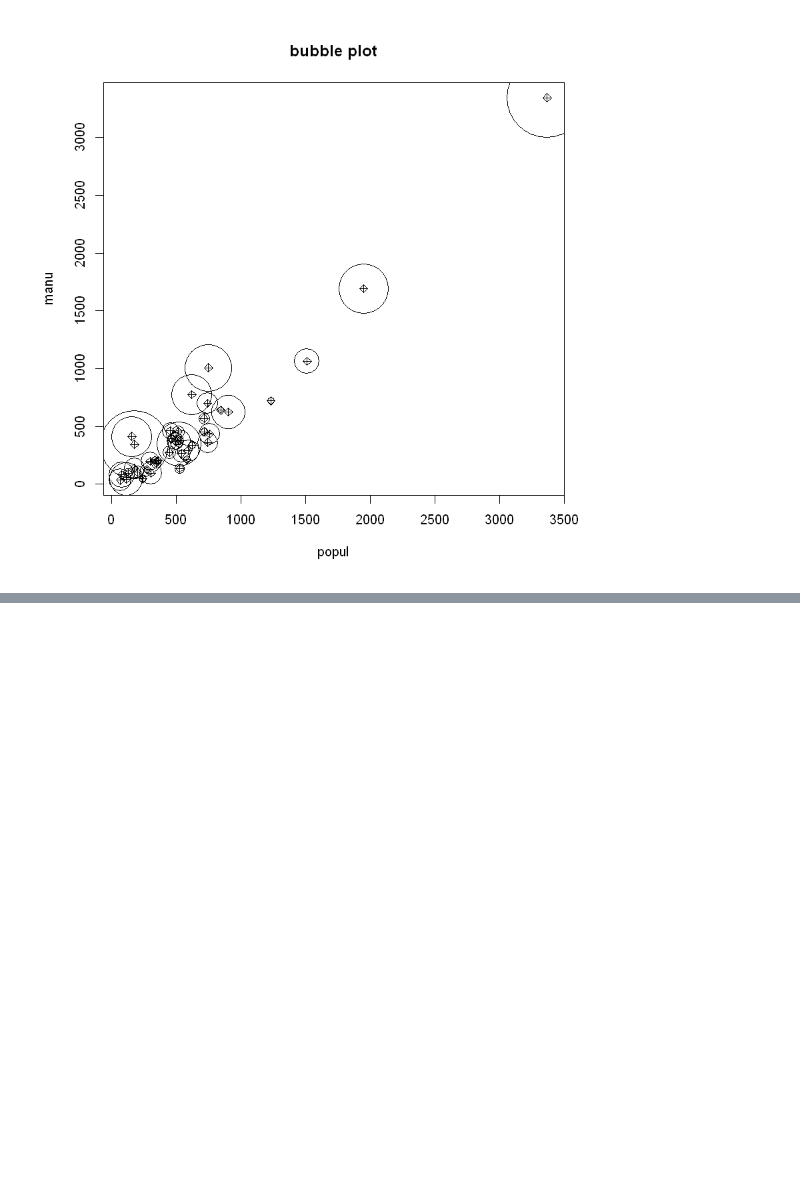
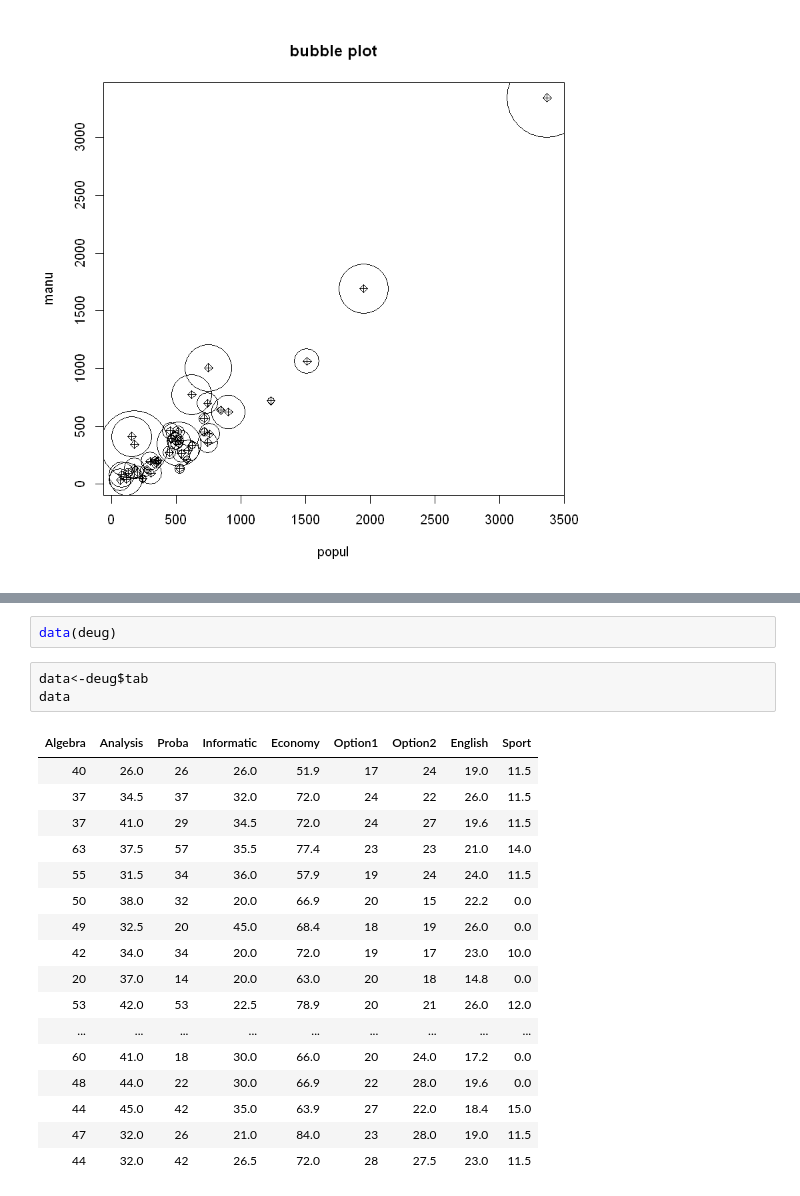
Before and after one commit to yjystyle/knou, a Jupyter notebook: HOMEWORK/다변량분석.ipynb, the cells around one changed output, grey strips where cells are left out. Cells and saved outputs as stored; diff of their text form; blank space fills up the shorter version.

```diff
--- a/HOMEWORK/다변량분석.ipynb
+++ b/HOMEWORK/다변량분석.ipynb
@@ -77,0 +92,23 @@ title("bubble plot")
+# %%
+data(deug)
+# %%
+data<-deug$tab
+data
+# %% [output]
+| Algebra | Analysis | Proba | Informatic | Economy | Option1 | Option2 | English | Sport |
+| 40 | 26.0 | 26 | 26.0 | 51.9 | 17 | 24 | 19.0 | 11.5 |
+| 37 | 34.5 | 37 | 32.0 | 72.0 | 24 | 22 | 26.0 | 11.5 |
+| 37 | 41.0 | 29 | 34.5 | 72.0 | 24 | 27 | 19.6 | 11.5 |
+| 63 | 37.5 | 57 | 35.5 | 77.4 | 23 | 23 | 21.0 | 14.0 |
+| 55 | 31.5 | 34 | 36.0 | 57.9 | 19 | 24 | 24.0 | 11.5 |
+| 50 | 38.0 | 32 | 20.0 | 66.9 | 20 | 15 | 22.2 | 0.0 |
+| 49 | 32.5 | 20 | 45.0 | 68.4 | 18 | 19 | 26.0 | 0.0 |
+| 42 | 34.0 | 34 | 20.0 | 72.0 | 19 | 17 | 23.0 | 10.0 |
+| 20 | 37.0 | 14 | 20.0 | 63.0 | 20 | 18 | 14.8 | 0.0 |
+| 53 | 42.0 | 53 | 22.5 | 78.9 | 20 | 21 | 26.0 | 12.0 |
+| ... | ... | ... | ... | ... | ... | ... | ... | ... |
+| 60 | 41.0 | 18 | 30.0 | 66.0 | 20 | 24.0 | 17.2 | 0.0 |
+| 48 | 44.0 | 22 | 30.0 | 66.9 | 22 | 28.0 | 19.6 | 0.0 |
+| 44 | 45.0 | 42 | 35.0 | 63.9 | 27 | 22.0 | 18.4 | 15.0 |
+| 47 | 32.0 | 26 | 21.0 | 84.0 | 23 | 28.0 | 19.0 | 11.5 |
+| 44 | 32.0 | 42 | 26.5 | 72.0 | 28 | 27.5 | 23.0 | 11.5 |
```
Also changed, not shown: parts of 27 cells of this notebook, 56 other files.
